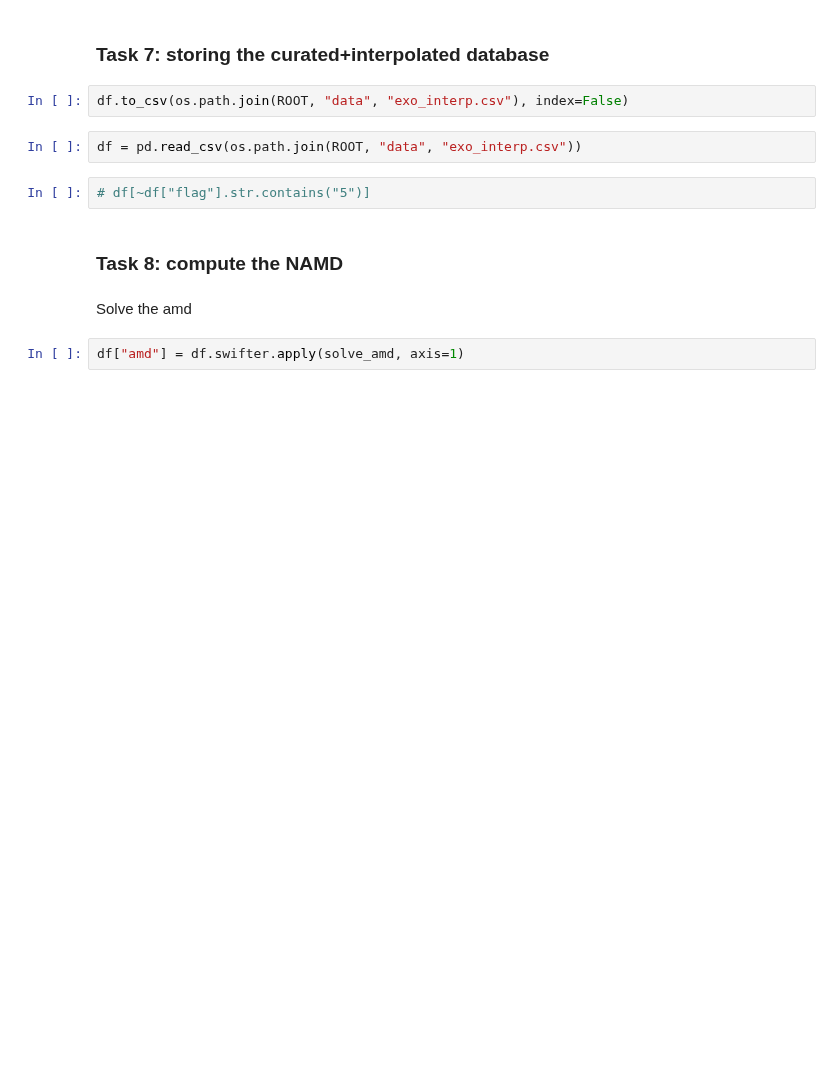
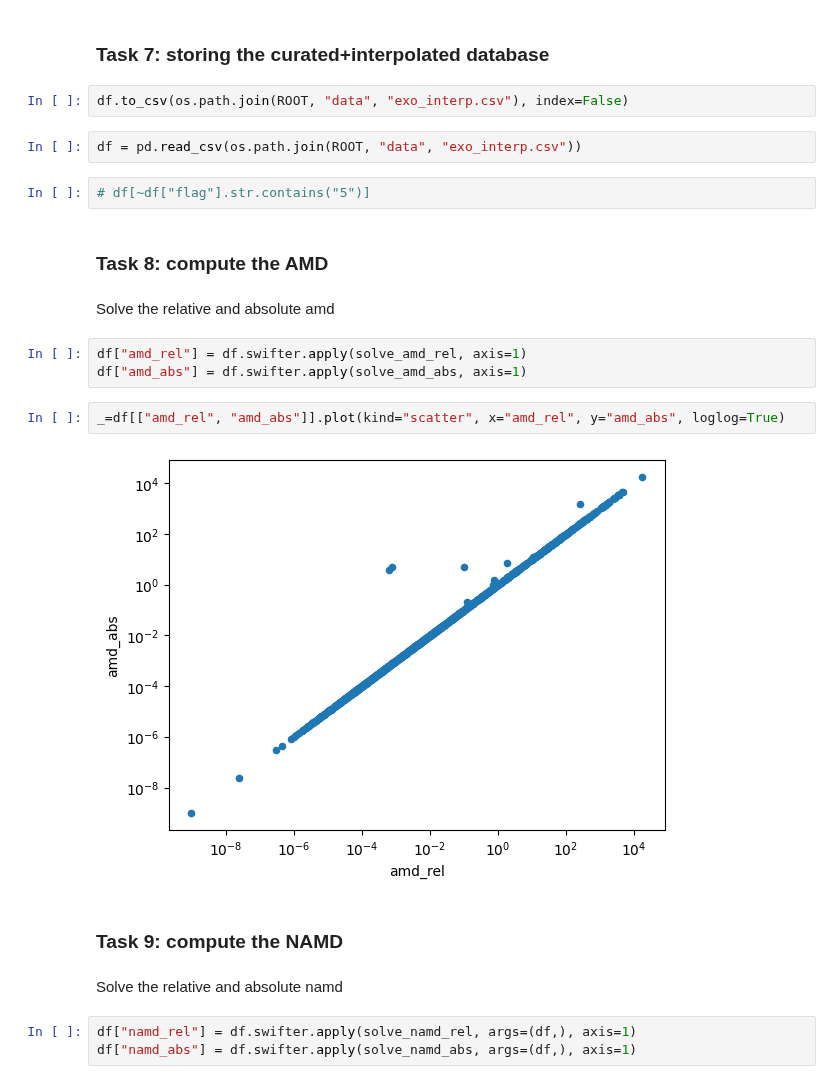
Before and after one commit to abocchieri/ExoNAMD, a Jupyter notebook: notebooks/api.ipynb, the cells around one changed output. Saved outputs shown, nothing was run; the diff lists cells and outputs as text; blank space fills up the shorter version.

Commit message:
implemented namd calculation

```diff
--- a/notebooks/api.ipynb
+++ b/notebooks/api.ipynb
@@ -263,8 +266,20 @@ df = pd.read_csv(os.path.join(ROOT, "data", "exo_interp.csv"))
 # %%
 # df[~df["flag"].str.contains("5")]
 # %% [markdown]
-### Task 8: compute the NAMD
+### Task 8: compute the AMD
 # %% [markdown]
-Solve the amd
+Solve the relative and absolute amd
 # %%
-df["amd"] = df.swifter.apply(solve_amd, axis=1)
+df["amd_rel"] = df.swifter.apply(solve_amd_rel, axis=1)
+df["amd_abs"] = df.swifter.apply(solve_amd_abs, axis=1)
+# %%
+_=df[["amd_rel", "amd_abs"]].plot(kind="scatter", x="amd_rel", y="amd_abs", loglog=True)
+# %% [output]
+[figure, added]
+# %% [markdown]
+### Task 9: compute the NAMD
+# %% [markdown]
+Solve the relative and absolute namd
+# %%
+df["namd_rel"] = df.swifter.apply(solve_namd_rel, args=(df,), axis=1)
+df["namd_abs"] = df.swifter.apply(solve_namd_abs, args=(df,), axis=1)
```
Also changed, not shown: parts of 5 cells of this notebook, 1 other file.
